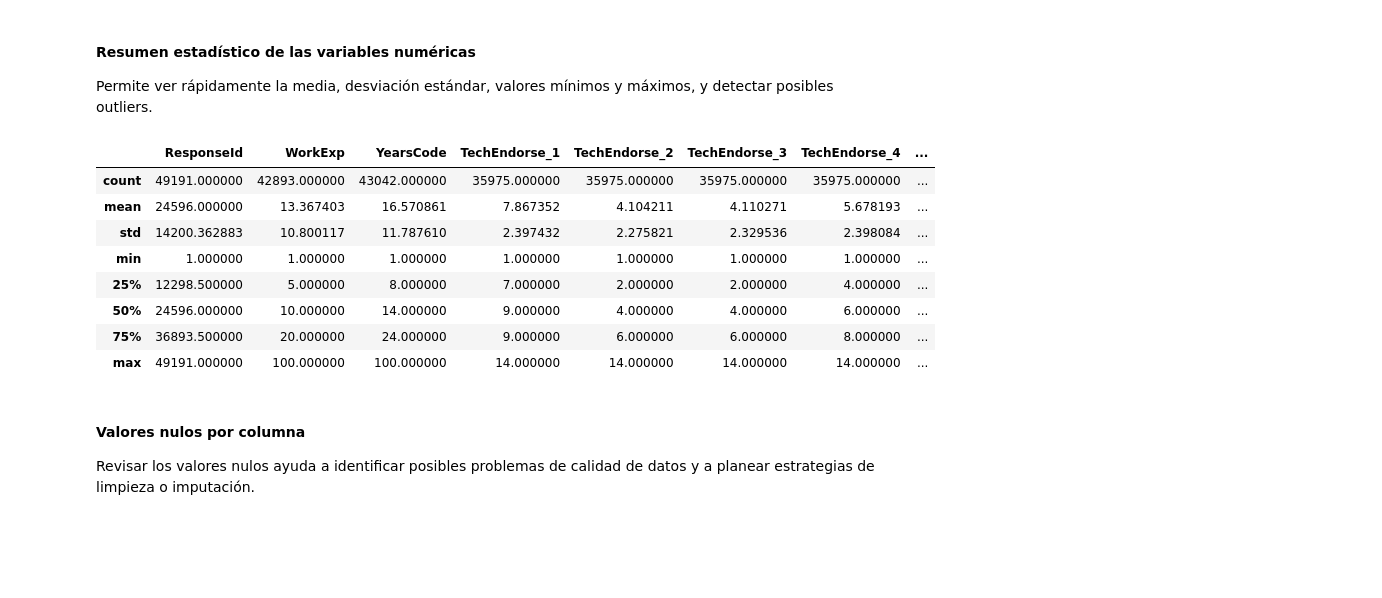
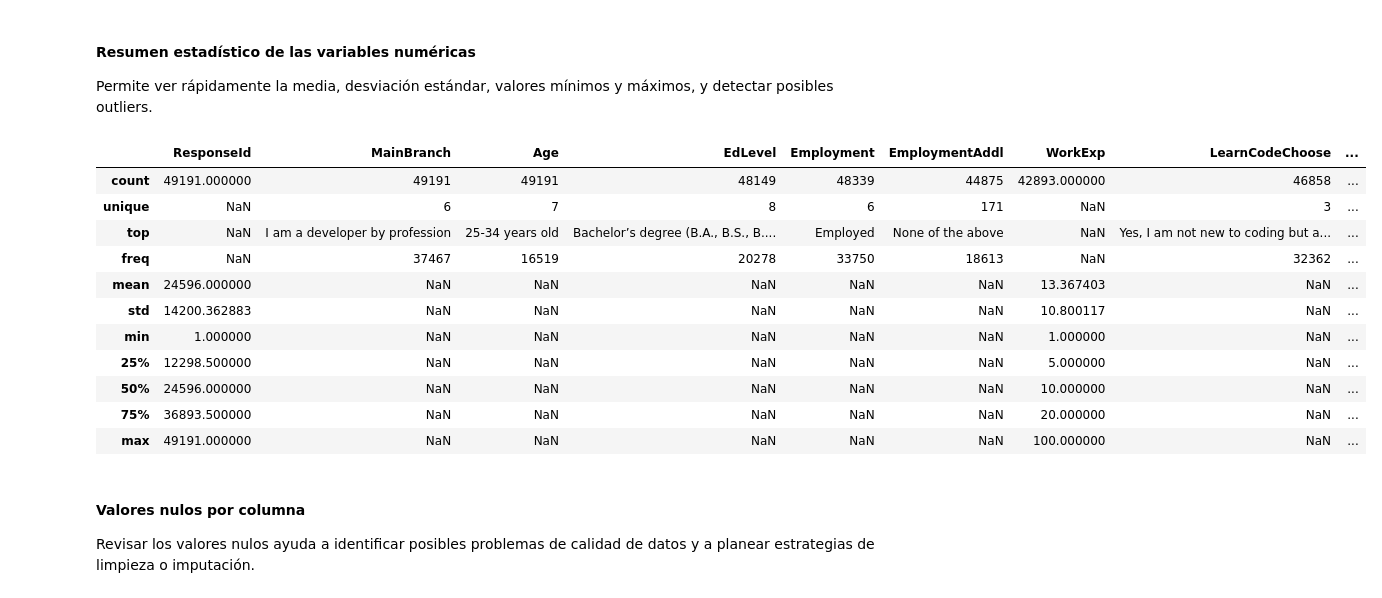
Before and after one commit to devrave/Analisis_salarios_data_2025, a Jupyter notebook: analitica_salarios.ipynb, the cells around one changed output. Saved outputs shown, nothing was run; the diff lists cells and outputs as text; code cells hidden in the pictures; blank space fills up the shorter version.

```diff
--- a/analitica_salarios.ipynb
+++ b/analitica_salarios.ipynb
@@ -118,17 +118,20 @@ dtype: object
 Permite ver rápidamente la media, desviación estándar, valores mínimos y máximos, y detectar posibles outliers.
 # %%
 # Mostramos un resumen estadístico de las variables numéricas
-display(df.describe())
+display(df.describe(include='all'))
 # %% [output]
-|  | ResponseId | WorkExp | YearsCode | TechEndorse_1 | TechEndorse_2 | TechEndorse_3 | TechEndorse_4 | ... |
-| count | 49191.000000 | 42893.000000 | 43042.000000 | 35975.000000 | 35975.000000 | 35975.000000 | 35975.000000 | ... |
-| mean | 24596.000000 | 13.367403 | 16.570861 | 7.867352 | 4.104211 | 4.110271 | 5.678193 | ... |
-| std | 14200.362883 | 10.800117 | 11.787610 | 2.397432 | 2.275821 | 2.329536 | 2.398084 | ... |
-| min | 1.000000 | 1.000000 | 1.000000 | 1.000000 | 1.000000 | 1.000000 | 1.000000 | ... |
-| 25% | 12298.500000 | 5.000000 | 8.000000 | 7.000000 | 2.000000 | 2.000000 | 4.000000 | ... |
-| 50% | 24596.000000 | 10.000000 | 14.000000 | 9.000000 | 4.000000 | 4.000000 | 6.000000 | ... |
-| 75% | 36893.500000 | 20.000000 | 24.000000 | 9.000000 | 6.000000 | 6.000000 | 8.000000 | ... |
-| max | 49191.000000 | 100.000000 | 100.000000 | 14.000000 | 14.000000 | 14.000000 | 14.000000 | ... |
+|  | ResponseId | MainBranch | Age | EdLevel | Employment | EmploymentAddl | WorkExp | LearnCodeChoose | ... |
+| count | 49191.000000 | 49191 | 49191 | 48149 | 48339 | 44875 | 42893.000000 | 46858 | ... |
+| unique | NaN | 6 | 7 | 8 | 6 | 171 | NaN | 3 | ... |
+| top | NaN | I am a developer by profession | 25-34 years old | Bachelor’s degree (B.A., B.S., B.... | Employed | None of the above | NaN | Yes, I am not new to coding but a... | ... |
+| freq | NaN | 37467 | 16519 | 20278 | 33750 | 18613 | NaN | 32362 | ... |
+| mean | 24596.000000 | NaN | NaN | NaN | NaN | NaN | 13.367403 | NaN | ... |
+| std | 14200.362883 | NaN | NaN | NaN | NaN | NaN | 10.800117 | NaN | ... |
+| min | 1.000000 | NaN | NaN | NaN | NaN | NaN | 1.000000 | NaN | ... |
+| 25% | 12298.500000 | NaN | NaN | NaN | NaN | NaN | 5.000000 | NaN | ... |
+| 50% | 24596.000000 | NaN | NaN | NaN | NaN | NaN | 10.000000 | NaN | ... |
+| 75% | 36893.500000 | NaN | NaN | NaN | NaN | NaN | 20.000000 | NaN | ... |
+| max | 49191.000000 | NaN | NaN | NaN | NaN | NaN | 100.000000 | NaN | ... |
 # %% [markdown]
 #### Valores nulos por columna
 Revisar los valores nulos ayuda a identificar posibles problemas de calidad de datos y a planear estrategias de limpieza o imputación.
```
Also changed, not shown: parts of 3 cells of this notebook.
